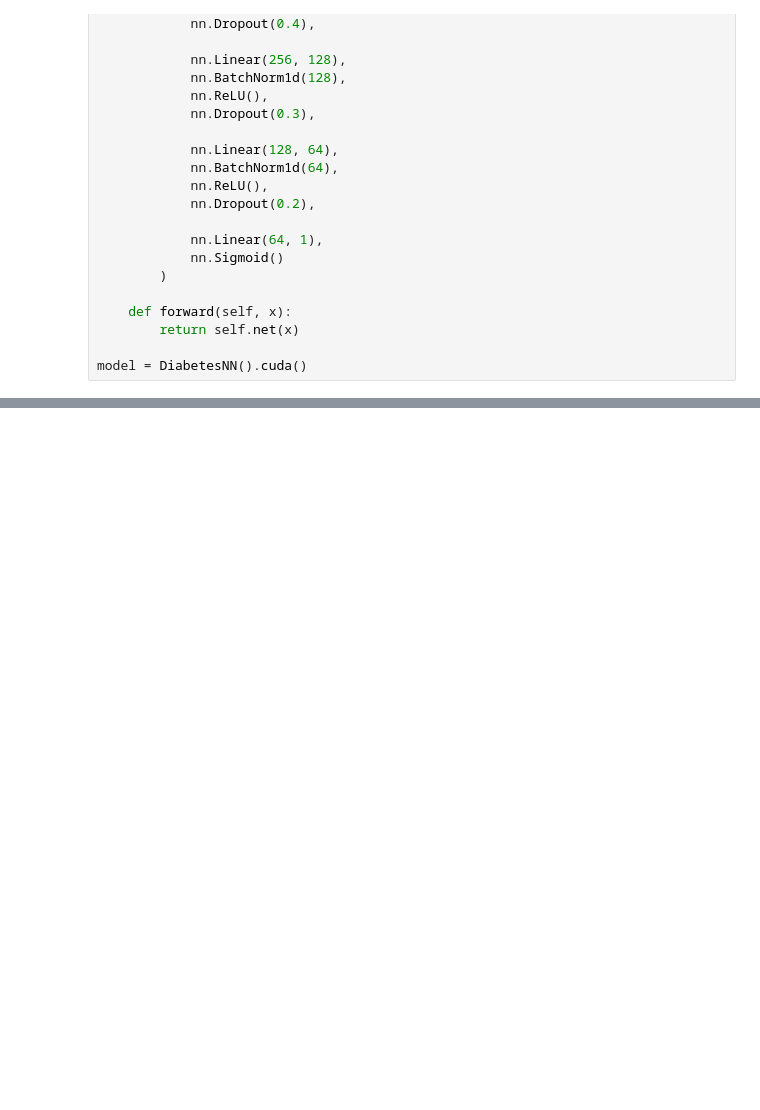
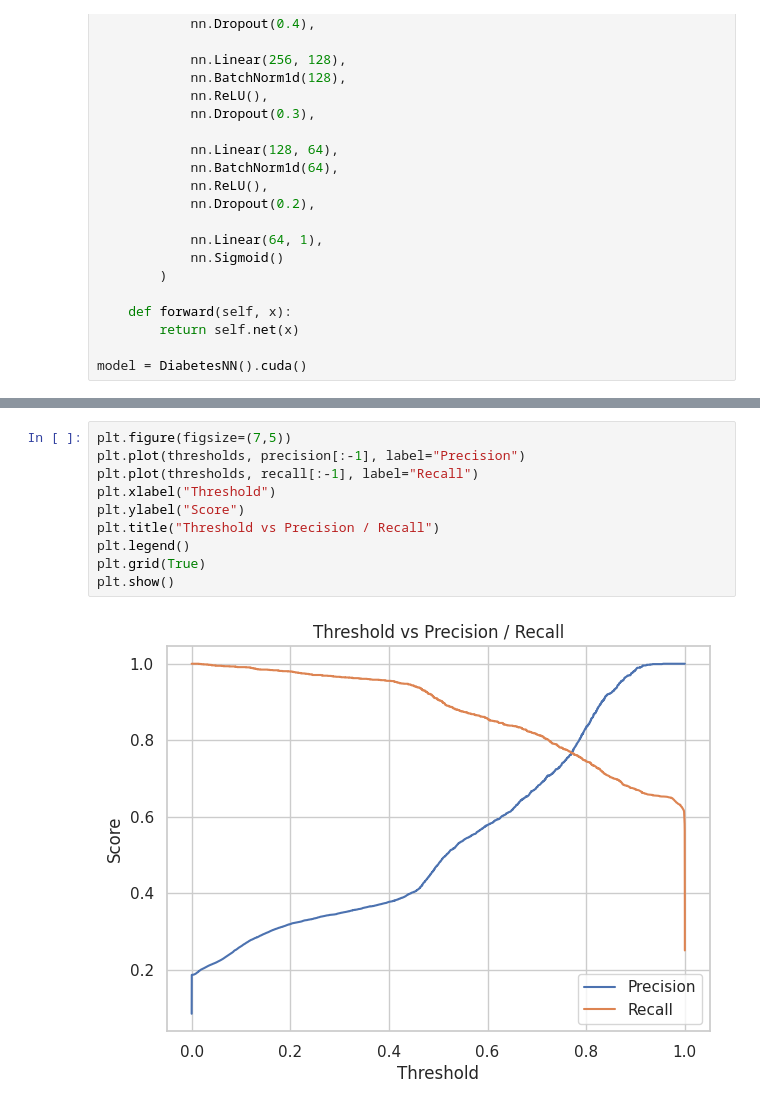
Before and after one commit to rachitkumar2105/Sugar-Sense, a Jupyter notebook: notebook5d483111c1.ipynb, the cells around one changed output, grey strips where cells are left out. Drawn from its saved outputs; the diff is of its cells as text; blank space fills up the shorter version.

```diff
--- a/notebook5d483111c1.ipynb
+++ b/notebook5d483111c1.ipynb
@@ -188,0 +297,12 @@ weighted avg       0.95      0.94      0.94     20000
+# %%
+plt.figure(figsize=(7,5))
+plt.plot(thresholds, precision[:-1], label="Precision")
+plt.plot(thresholds, recall[:-1], label="Recall")
+plt.xlabel("Threshold")
+plt.ylabel("Score")
+plt.title("Threshold vs Precision / Recall")
+plt.legend()
+plt.grid(True)
+plt.show()
+# %% [output]
+[figure, added]
```
Also changed, not shown: parts of 12 cells of this notebook.
